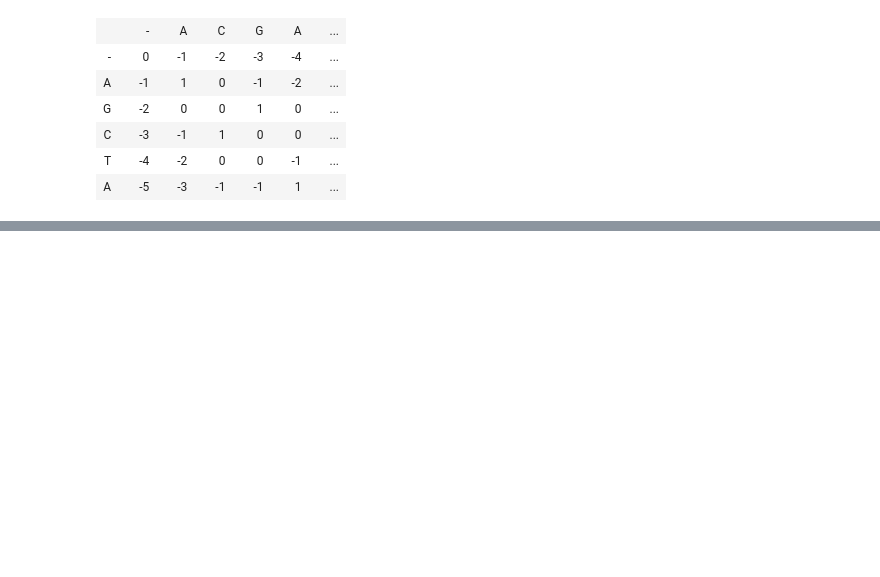
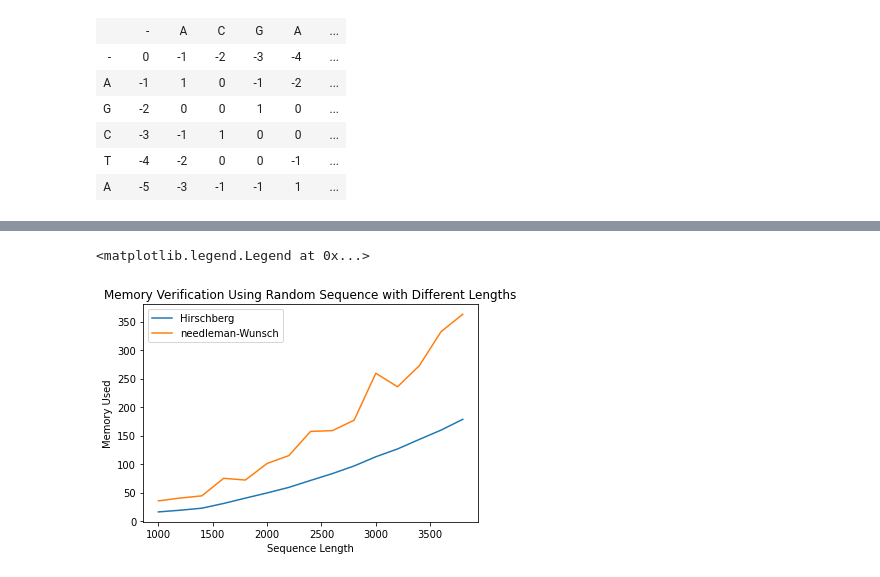
Before and after one commit to jialic2/CS466-Hirschberg-s-Algorithm, a Jupyter notebook: linear_space.ipynb, the cells around one changed output, grey strips where cells are left out. Saved outputs shown, nothing was run; the diff lists cells and outputs as text; code cells hidden in the pictures; blank space fills up the shorter version.

Commit message:
add memory usage analysis

```diff
--- a/linear_space.ipynb
+++ b/linear_space.ipynb
@@ -381,0 +524,24 @@ HTML(get_html_string(sequence_1, sequence_2, path))
+# %%
+base = 1000
+end = base * 4
+interval = int(base/5)
+letters = keys[:4]
+meo1 = []
+meo2 = []
+
+t1 = []
+t2 = []
+for i in range(base,end,interval):
+    test_seq1 = ""
+    test_seq2 = ""
+    for j in range(i):
+        test_seq1 = test_seq1 + random.choice(letters)
+        test_seq2 = test_seq2 + random.choice(letters)
+    x = %memit -o hirschberg(test_seq1, test_seq2)
+    y = %memit -o global_align(test_seq1, test_seq2)
+
+    memory_hir = x.mem_usage[0] - x.baseline
+    memory_ned = y.mem_usage[0] - y.baseline
+
+    meo1.append(memory_hir)
+    meo2.append(memory_ned)
@@ -381,0 +566,11 @@ HTML(get_html_string(sequence_1, sequence_2, path))
+# %%
+from matplotlib import pyplot as plt
+plt.plot(range(base,end,interval),meo1,label = 'Hirschberg')
+plt.plot(range(base,end,interval),meo2,label = 'needleman-Wunsch')
+plt.xlabel('Sequence Length')
+plt.ylabel('Memory Used')
+plt.title('Memory Verification Using Random Sequence with Different Lengths')
+plt.legend()
+# %% [output]
+<matplotlib.legend.Legend at 0x...>
+[figure, added]
```
Also changed, not shown: parts of 11 cells of this notebook.
